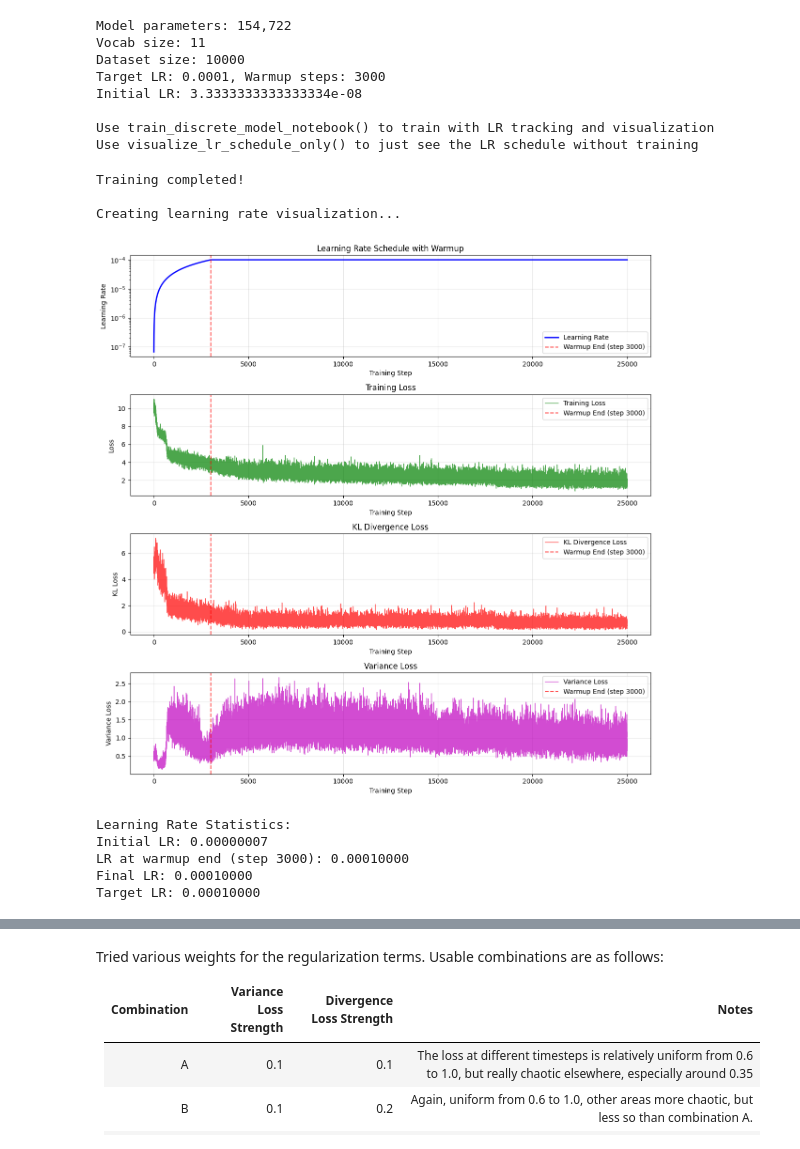
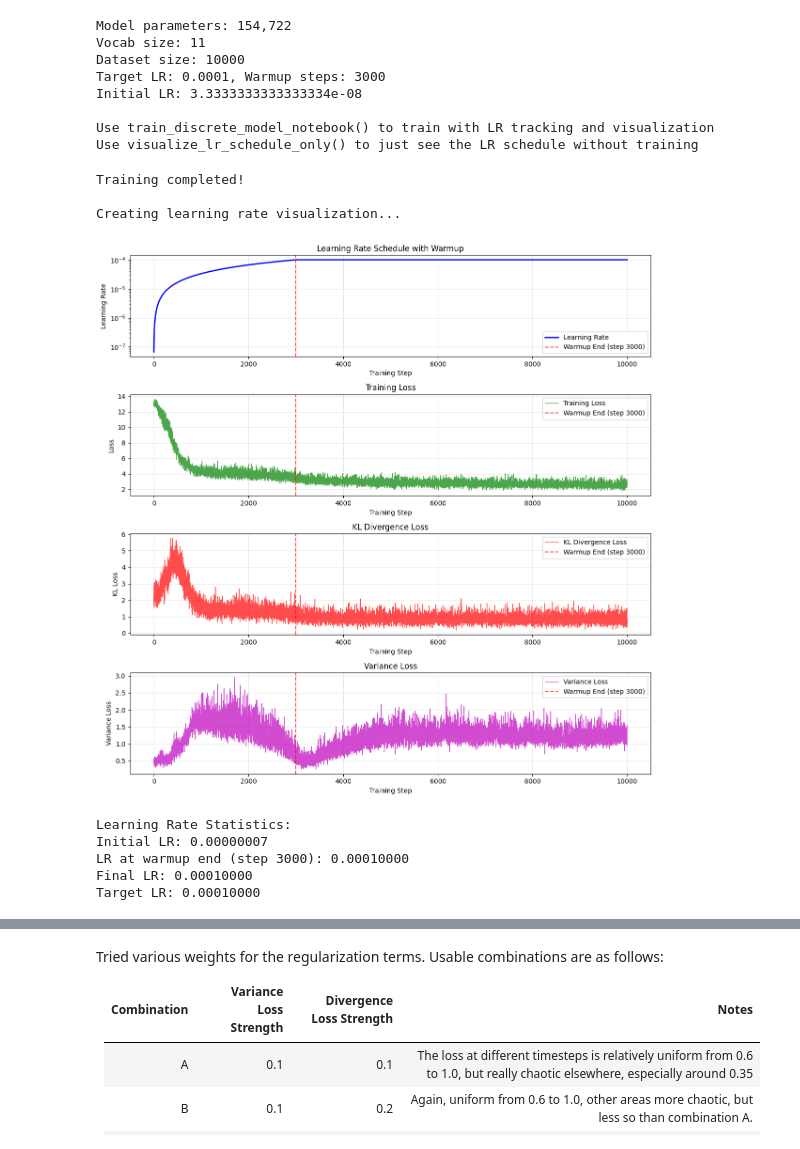
Before and after one commit to johng149/BayesianFlowNet, a Jupyter notebook: exp/learned_beta_v2.ipynb, the cells around one changed output, grey strips where cells are left out. Cells and saved outputs as stored; diff of their text form; code cells hidden in the pictures.

```diff
--- a/exp/learned_beta_v2.ipynb
+++ b/exp/learned_beta_v2.ipynb
@@ -914,7 +914,9 @@ def train_discrete_model_notebook(num_epochs, n_plot, plot_dir, start_epoch=0):
         # `beta_1_probs` should be roughly equal to `x`
         beta_drift = beta_drift_metric(beta_1_probs, x)
 
-        batch_loss = batch_loss + beta_drift_regularization_strength * beta_drift
+        #alpha_variance = -torch.log(torch.mean(torch.std(alpha)))
+
+        batch_loss = batch_loss + (beta_drift_regularization_strength) * beta_drift
 
 
         if batch_loss.isnan().any():
@@ -1092,12 +1094,12 @@ Use train_discrete_model_notebook() to train with LR tracking and visualization
 Use visualize_lr_schedule_only() to just see the LR schedule without training
 # %%
 # Start training
-train_discrete_model_notebook(num_epochs=25_000, n_plot=8500, plot_dir="./plots", start_epoch=0)
+train_discrete_model_notebook(num_epochs=10_000, n_plot=3500, plot_dir="./plots", start_epoch=0)
 # %% [output]
 Training completed!
 
 Creating learning rate visualization...
-[figure, old version]
+[figure, new version]
 Learning Rate Statistics:
 Initial LR: 0.00000007
 LR at warmup end (step 3000): 0.00010000
```
Also changed, not shown: parts of 10 cells of this notebook, 10 other files.
